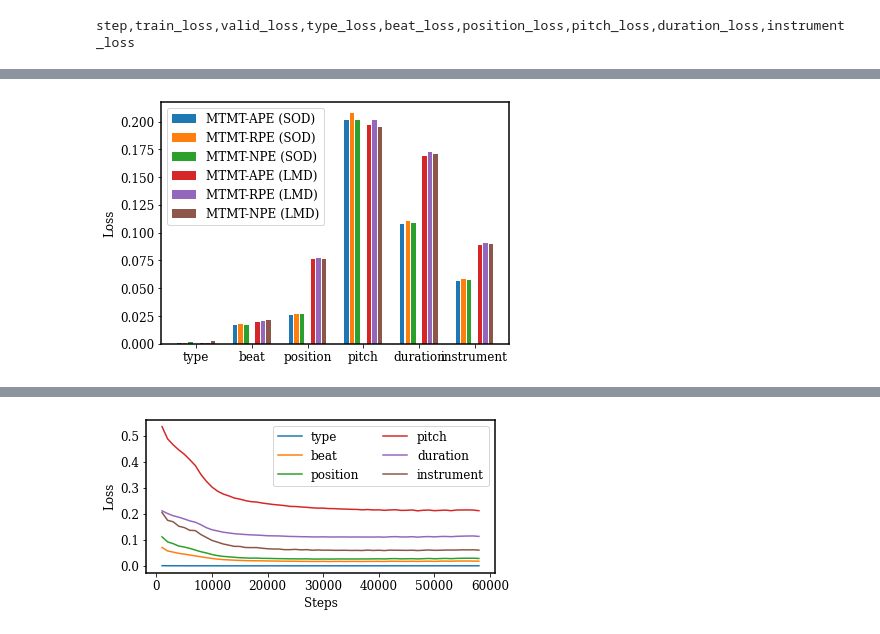
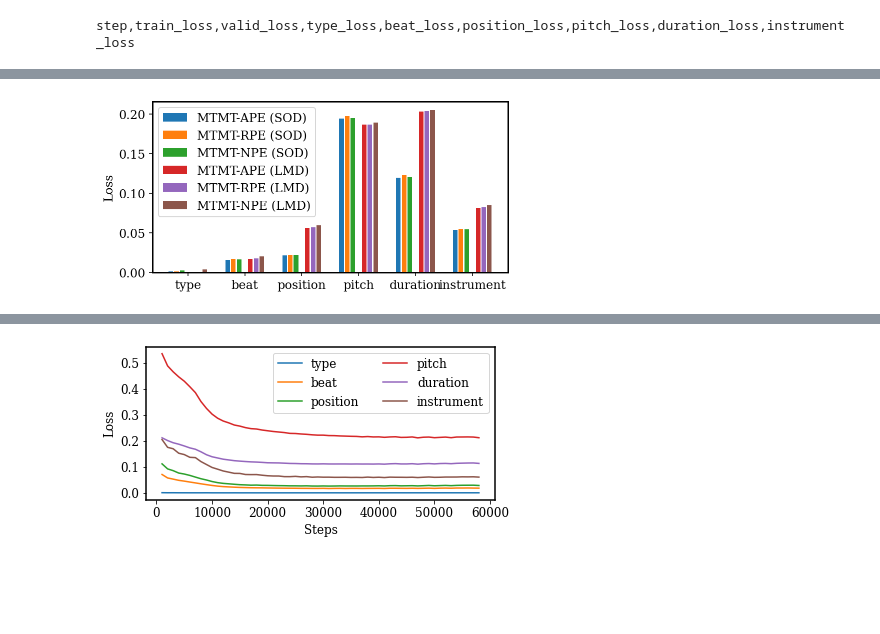
Before and after one commit to salu133445/mmt, a Jupyter notebook: anaylsis.ipynb, the cells around one changed output, grey strips where cells are left out. Saved outputs shown, nothing was run; the diff lists cells and outputs as text; code cells hidden in the pictures; blank space fills up the shorter version.

```diff
--- a/anaylsis.ipynb
+++ b/anaylsis.ipynb
@@ -61,22 +44,22 @@ plt.show()
 # %%
-plt.figure(figsize=(6, 4))
+plt.figure(figsize=(6, 3))
 s = .1
 w = .08
 plt.bar(np.arange(6) - .1 - s * 2, loss_ape[idx_ape, 3:], w, label="MTMT-APE (SOD)")
 plt.bar(np.arange(6) - .1 - s, loss_rpe[idx_rpe, 3:], w, label="MTMT-RPE (SOD)")
 plt.bar(np.arange(6) - .1, loss_npe[idx_npe, 3:], w, label="MTMT-NPE (SOD)")
 plt.bar(np.arange(6) + .1, loss_lmd_ape[idx_lmd_ape, 3:], w, label="MTMT-APE (LMD)")
 plt.bar(np.arange(6) + .1 + s, loss_lmd_rpe[idx_lmd_rpe, 3:], w, label="MTMT-RPE (LMD)")
 plt.bar(np.arange(6) + .1 + s * 2, loss_lmd_npe[idx_lmd_npe, 3:], w, label="MTMT-NPE (LMD)")
 plt.xticks(np.arange(6), ["type", "beat", "position", "pitch", "duration", "instrument"])
 plt.legend()
 plt.ylabel("Loss")
 plt.tight_layout()
 plt.savefig("losses.pdf", bbox_inches="tight")
-plt.savefig("losses.png", bbox_inches="tight")
+# plt.savefig("losses.png", bbox_inches="tight")
 plt.show()
 # %% [output]
-[figure, old version]
+[figure, new version]
 # %%
 print(loss_ape[:, 2].min())
 print(loss_rpe[:, 2].min())
```
Also changed, not shown: parts of 8 cells of this notebook, 5 other files.
